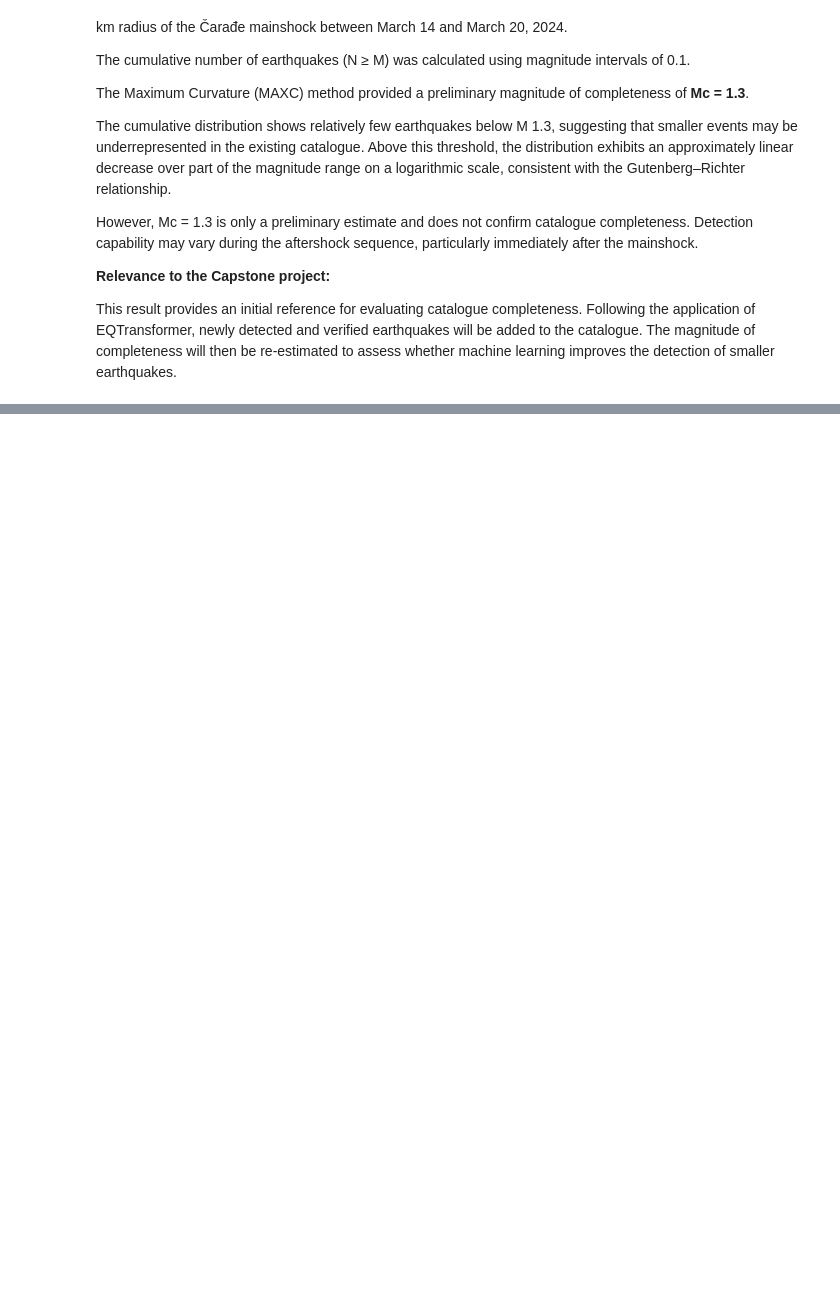
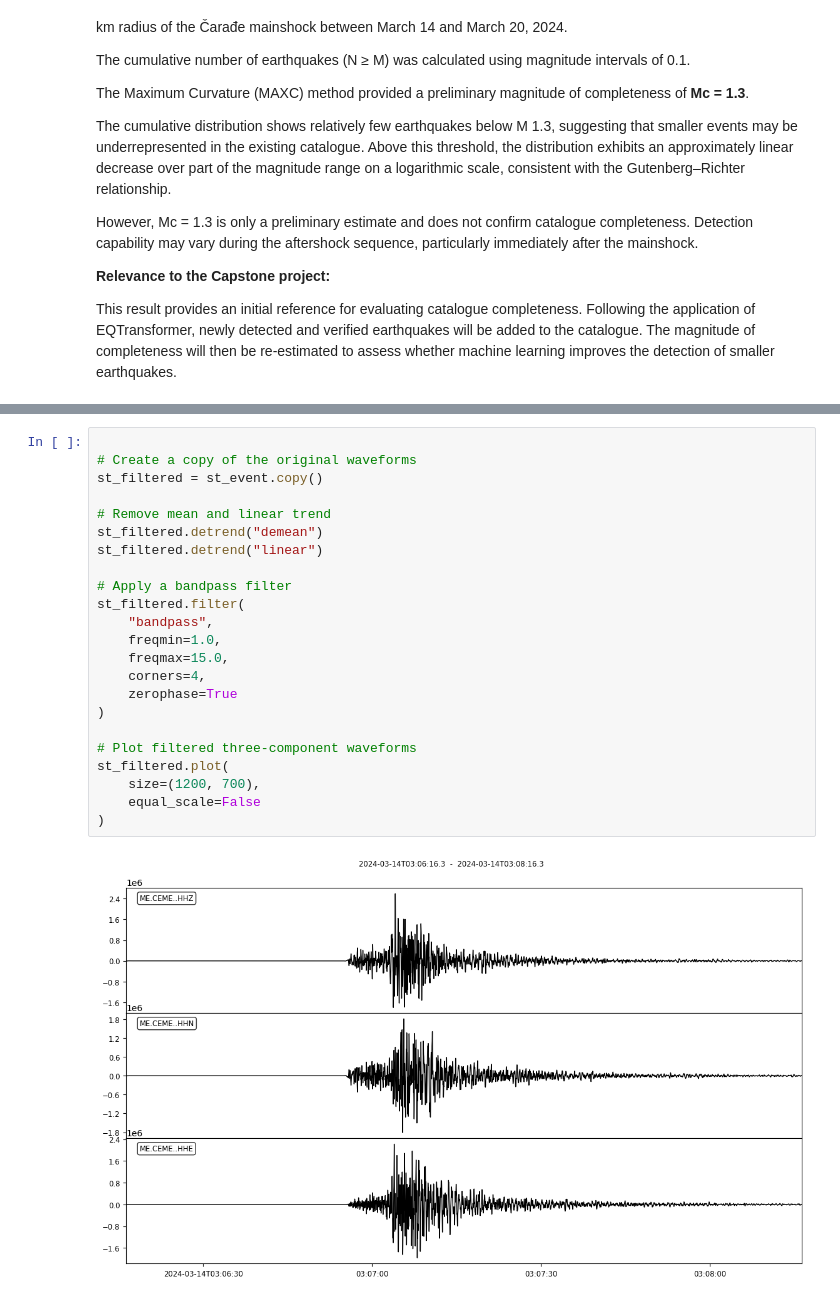
Before and after one commit to milena-seismo/DSB_capstone, a Jupyter notebook: DSB_Capstone_Milena.ipynb, the cells around one changed output, grey strips where cells are left out. Saved outputs shown, nothing was run; the diff lists cells and outputs as text; blank space fills up the shorter version.

```diff
--- a/DSB_Capstone_Milena.ipynb
+++ b/DSB_Capstone_Milena.ipynb
@@ -1116,0 +1199,25 @@ This result provides an initial reference for evaluating catalogue completeness.
+# %%
+
+# Create a copy of the original waveforms
+st_filtered = st_event.copy()
+
+# Remove mean and linear trend
+st_filtered.detrend("demean")
+st_filtered.detrend("linear")
+
+# Apply a bandpass filter
+st_filtered.filter(
+    "bandpass",
+    freqmin=1.0,
+    freqmax=15.0,
+    corners=4,
+    zerophase=True
+)
+
+# Plot filtered three-component waveforms
+st_filtered.plot(
+    size=(1200, 700),
+    equal_scale=False
+)
+# %% [output]
+[figure, added]
```
Also changed, not shown: parts of 10 cells of this notebook.
